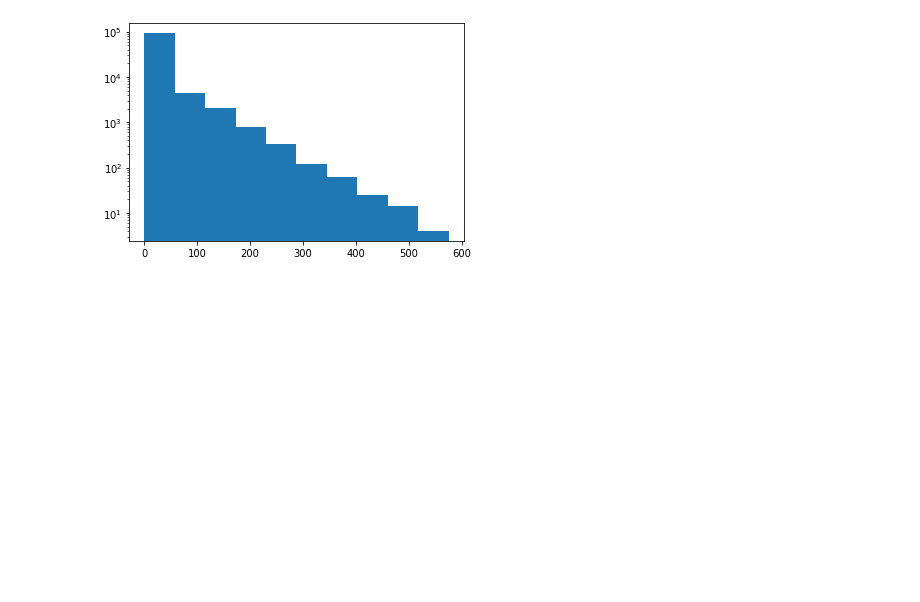
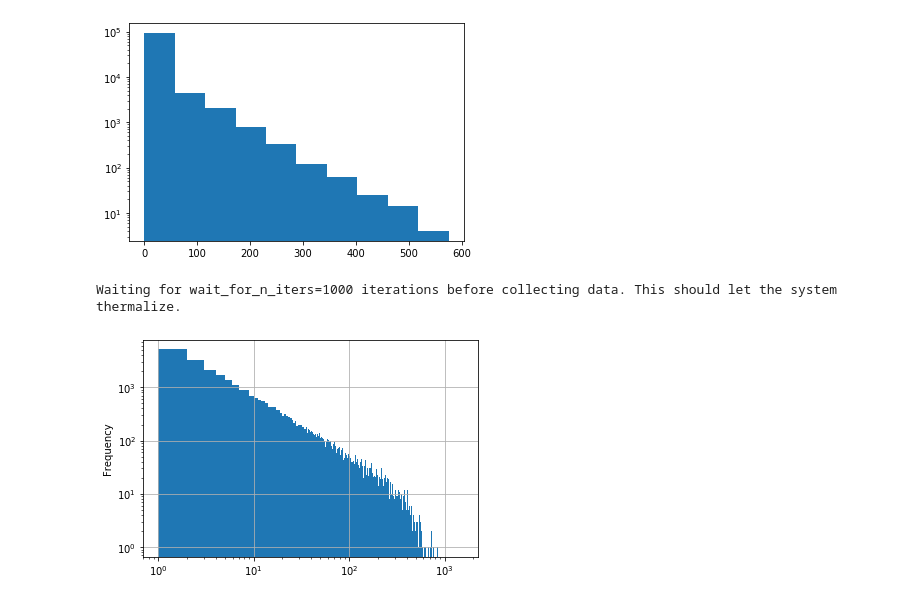
Before and after one commit to SocSIM/SocSIM, a Jupyter notebook: research/BTWfromMatlab.ipynb, the cells around one changed output. Cells and saved outputs as stored; diff of their text form; code cells hidden in the pictures; blank space fills up the shorter version.

Commit message:
btw notebooks upd,  add corect exp plot

```diff
--- a/research/BTWfromMatlab.ipynb
+++ b/research/BTWfromMatlab.ipynb
@@ -41,0 +44,13 @@ plt.hist(avalanches, log = True)
+# %%
+a = BTW(100, save_every = 1000)
+# %%
+a.run(100000, wait_for_n_iters = 1000)
+# %% [output]
+Waiting for wait_for_n_iters=1000 iterations before collecting data. This should let the system thermalize.
+# %%
+filtered = a.data_df.number_of_iterations[a.data_df.number_of_iterations != 0]
+histogram = filtered.plot.hist(bins=filtered.max(), logx=True, logy=True)
+import matplotlib.pyplot as plt
+plt.grid()
+# %% [output]
+[figure, added]
```
Also changed, not shown: parts of 4 cells of this notebook.
